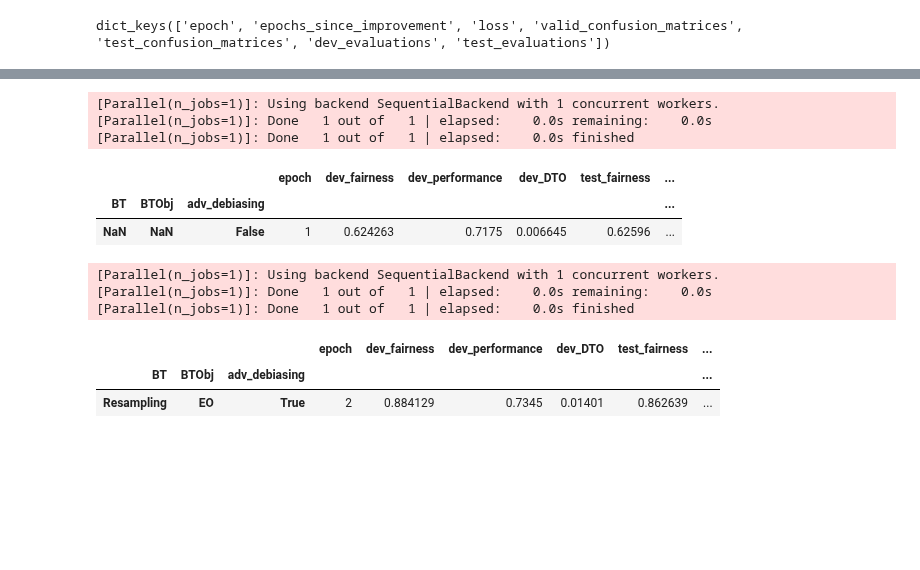
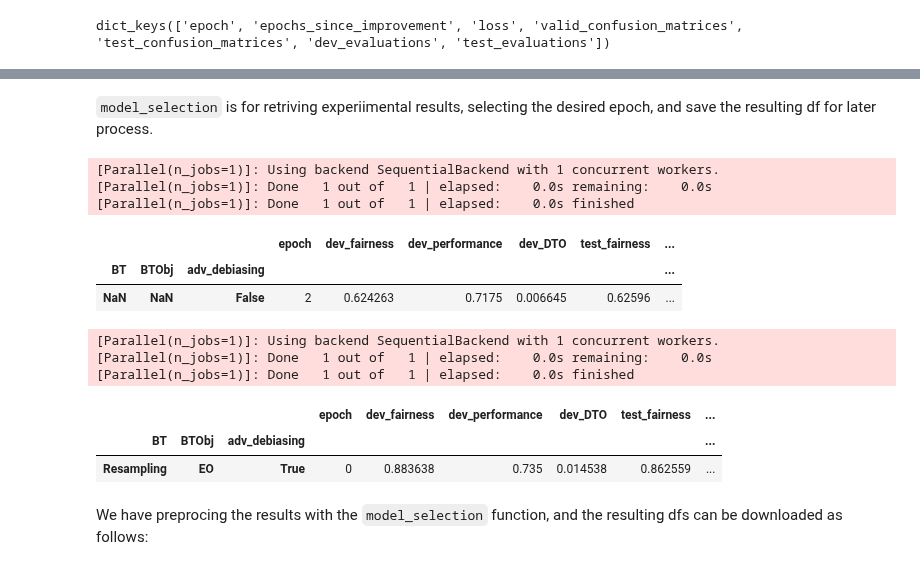
Before and after one commit to Libr-AI/fairlib, a Jupyter notebook: demo.ipynb, the cells around one changed output, grey strips where cells are left out. Cells and saved outputs as stored; diff of their text form; code cells hidden in the pictures; blank space fills up the shorter version.

```diff
--- a/demo.ipynb
+++ b/demo.ipynb
@@ -179,13 +255,17 @@ print(epoch_results["dev_evaluations"])
 # %%
 from faircls import analysis
+# %% [markdown]
+`model_selection` is for retriving experiimental results, selecting the desired epoch, and save the resulting df for later process.
 # %%
 analysis.model_selection(
-    results_dir= r"results\dev",
+    results_dir= r"results/dev",
     project_dir= r"Sample",
     model_id= ("vanilla"),
     GAP_metric_name = "TPR_GAP",
     Performance_metric_name = "accuracy",
     selection_criterion = "DTO",
+    checkpoint_dir= "models",
+    checkpoint_name= "checkpoint_epoch",
     n_jobs=1,
     index_column_names = ["BT", "BTObj", "adv_debiasing"],
     save_path = r"results/Vanilla_df.pkl"
@@ -196,23 +276,27 @@ analysis.model_selection(
 [Parallel(n_jobs=1)]: Done   1 out of   1 | elapsed:    0.0s finished
 |  |  |  | epoch | dev_fairness | dev_performance | dev_DTO | test_fairness | ... |
 | BT | BTObj | adv_debiasing |  |  |  |  |  | ... |
-| NaN | NaN | False | 1 | 0.624263 | 0.7175 | 0.006645 | 0.62596 | ... |
+| NaN | NaN | False | 2 | 0.624263 | 0.7175 | 0.006645 | 0.62596 | ... |
 # %%
 analysis.model_selection(
-    results_dir= r"results\dev",
+    results_dir= r"results/dev",
     project_dir= r"Sample",
     model_id= ("BT_Adv"),
     GAP_metric_name = "TPR_GAP",
     Performance_metric_name = "accuracy",
     selection_criterion = "DTO",
+    checkpoint_dir= "models",
+    checkpoint_name= "checkpoint_epoch",
     n_jobs=1,
     index_column_names = ["BT", "BTObj", "adv_debiasing"],
     save_path = r"results/BT_ADV_df.pkl"
 )
 # %% [output]
 [Parallel(n_jobs=1)]: Using backend SequentialBackend with 1 concurrent workers.
 [Parallel(n_jobs=1)]: Done   1 out of   1 | elapsed:    0.0s remaining:    0.0s
 [Parallel(n_jobs=1)]: Done   1 out of   1 | elapsed:    0.0s finished
 |  |  |  | epoch | dev_fairness | dev_performance | dev_DTO | test_fairness | ... |
 | BT | BTObj | adv_debiasing |  |  |  |  |  | ... |
-| Resampling | EO | True | 2 | 0.884129 | 0.7345 | 0.01401 | 0.862639 | ... |
+| Resampling | EO | True | 0 | 0.883638 | 0.735 | 0.014538 | 0.862559 | ... |
+# %% [markdown]
+We have preprocing the results with the `model_selection` function, and the resulting dfs can be downloaded as follows:
```
Also changed, not shown: parts of 36 cells of this notebook, 2 other files.
